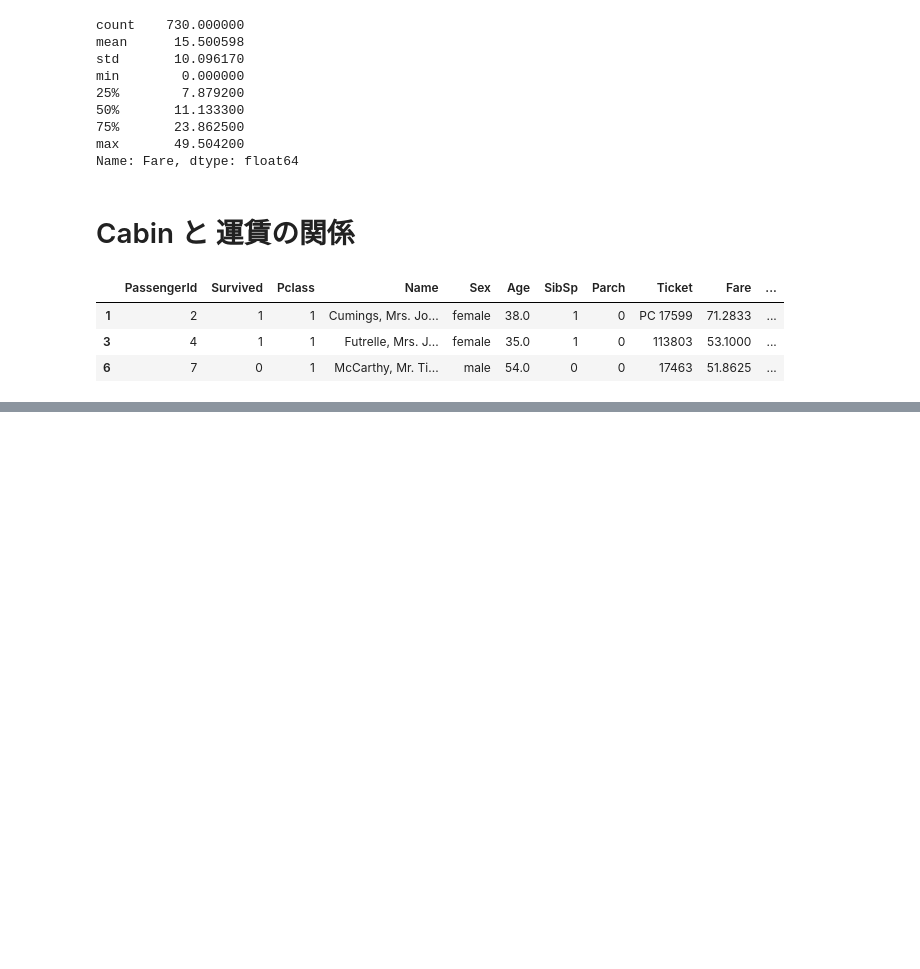
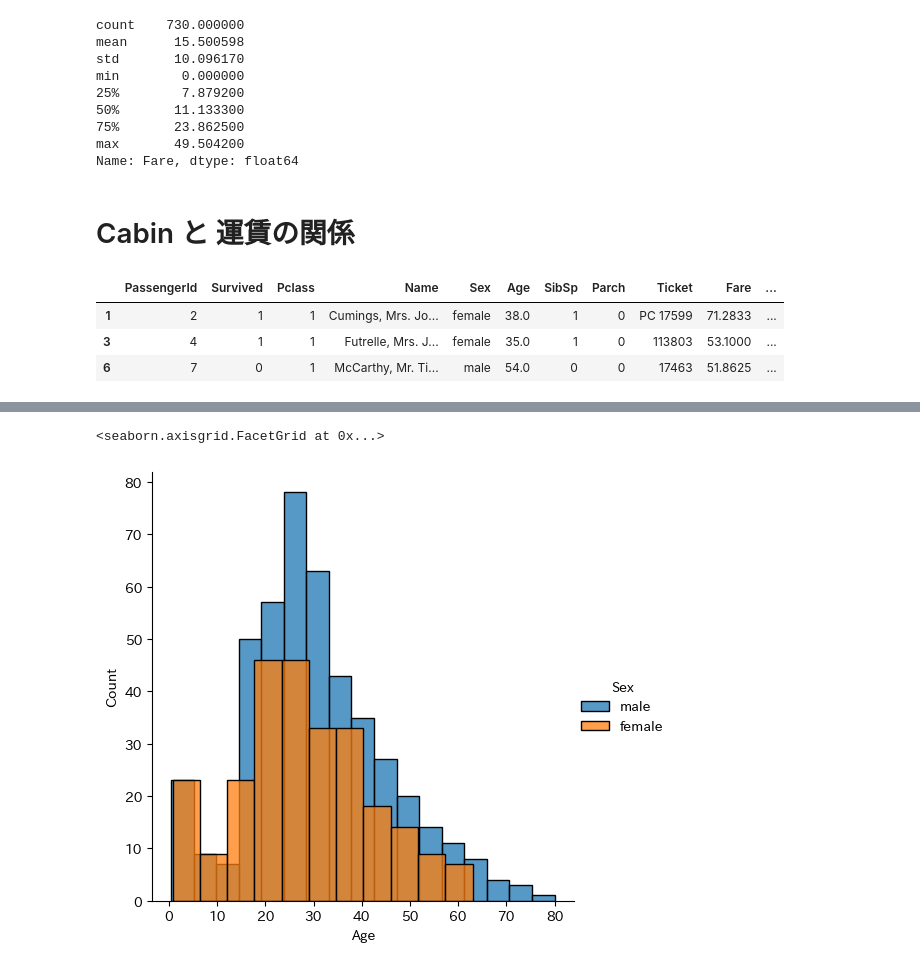
Before and after one commit to naorex/Kaggle_Titanic_Machine_Learning_from_Disaster, a Jupyter notebook: nb/006_data_analysys_example.ipynb, the cells around one changed output, grey strips where cells are left out. Drawn from its saved outputs; the diff is of its cells as text; code cells hidden in the pictures; blank space fills up the shorter version.

```diff
--- a/nb/006_data_analysys_example.ipynb
+++ b/nb/006_data_analysys_example.ipynb
@@ -174,0 +244,8 @@ KeyError: 0
+# %%
+# 性別でスライシング
+g = sns.FacetGrid(train,hue='Sex',height=5)
+g.map(sns.histplot,'Age')
+g.add_legend()
+# %% [output]
+<seaborn.axisgrid.FacetGrid at 0x...>
+[figure, added]
```
Also changed, not shown: parts of 12 cells of this notebook, 4 other files.
